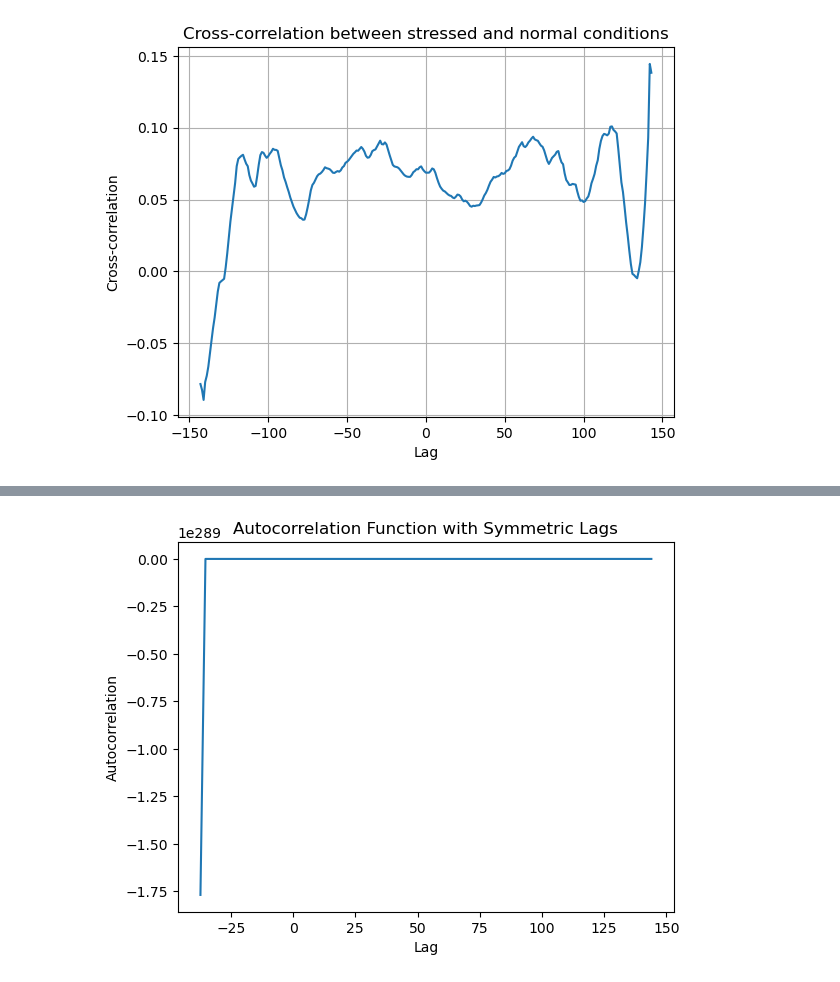
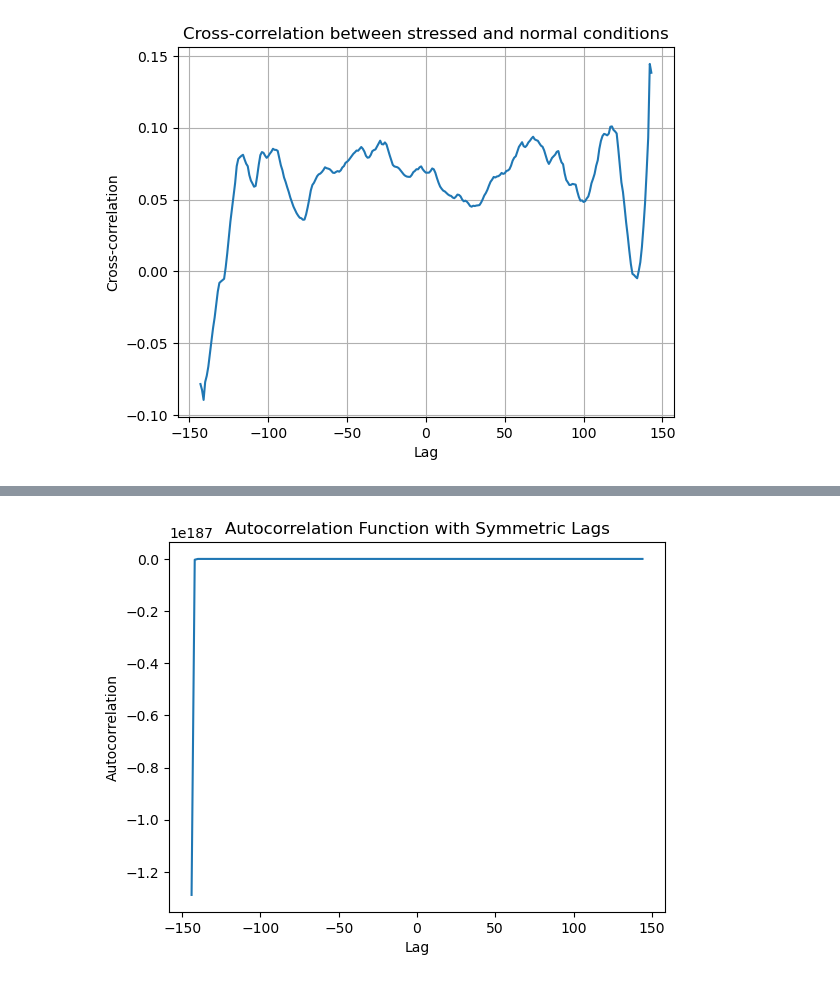
Before and after one commit to GrignardReagent/SSA, a Jupyter notebook: notebooks/WIP_auto_cross-correlation.ipynb, the cells around one changed output, grey strips where cells are left out. Cells and saved outputs as stored; diff of their text form; code cells hidden in the pictures.

```diff
--- a/notebooks/WIP_auto_cross-correlation.ipynb
+++ b/notebooks/WIP_auto_cross-correlation.ipynb
@@ -150,28 +532,27 @@ def autocrosscorr_updated(t_max, num_points, d, sigma_u, sigma_b, rho, only_pos=
         return corr, lags
 # %%
 # Define system parameters
-mu_target = 10.0
+# mu_target = 10.0
 
 # Define activation/deactivation rates for two conditions
-sigma_u_stress, sigma_b_stress = 18.0, 0.01  # Stressed Condition
+sigma_u_stress, sigma_b_stress = 2.0, 1.0  # Stressed Condition
 
 # Define degradation rates
-d_stress = 0.12
-
+d_stress = 1.0
 # Compute corresponding transcription rates (rho) using the given formula
-rho_stress = (mu_target * d_stress * (sigma_u_stress + sigma_b_stress)) / sigma_b_stress
+rho_stress = 10
 
 t_max = 144      # Maximum time lag to compute
 num_points = 144  # Number of time points to compute
 
 # Compute autocorrelation
 corr, lags = autocrosscorr_updated(t_max, num_points, d_stress, sigma_u_stress, sigma_b_stress, rho_stress)
 
 # Plot the results
 plt.plot(lags, corr)
 plt.xlabel("Lag")
 plt.ylabel("Autocorrelation")
 plt.title("Autocorrelation Function with Symmetric Lags")
 plt.show()
 # %% [output]
-[figure, old version]
+[figure, new version]
```
Also changed, not shown: parts of 11 cells of this notebook, 11 other files.
